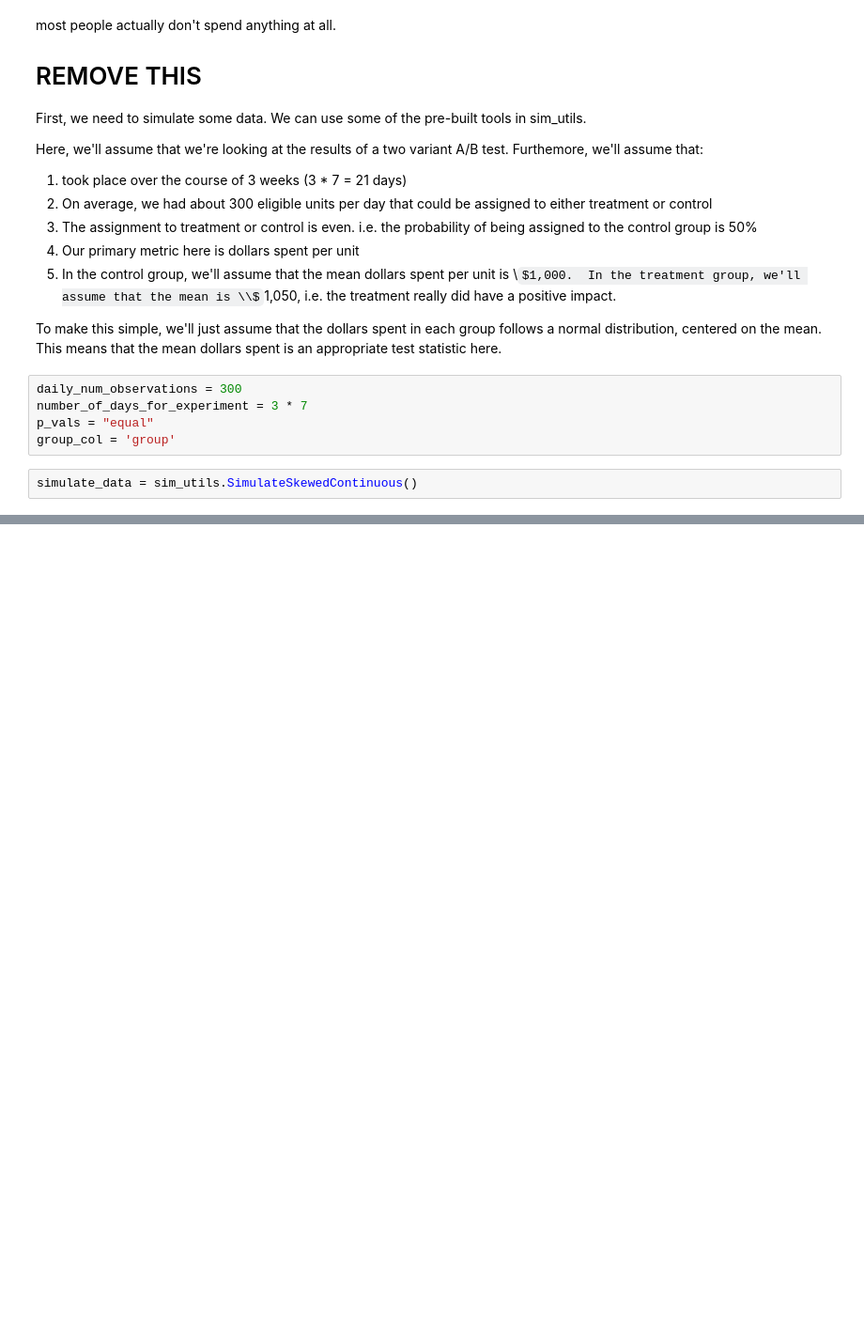
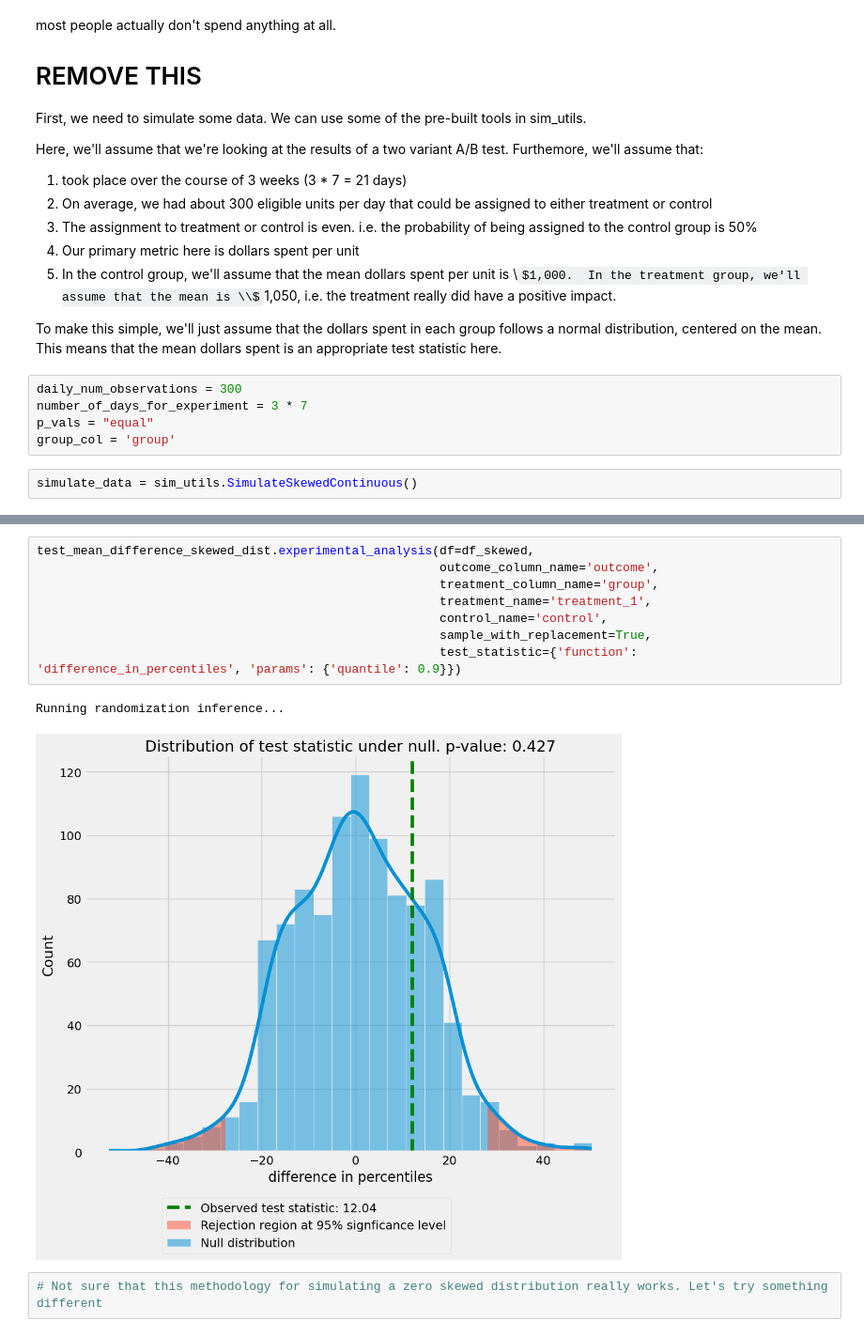
Before and after one commit to dokeeffe87/stats_utils, a Jupyter notebook: notebooks/examples/continuous_metrics/skewed_continuous_experiment_analysis.ipynb, the cells around one changed output, grey strips where cells are left out. Shown at 94% size. Saved outputs shown, nothing was run; the diff lists cells and outputs as text; some formulas as TeX source; blank space fills up the shorter version.

```diff
--- a/notebooks/examples/continuous_metrics/skewed_continuous_experiment_analysis.ipynb
+++ b/notebooks/examples/continuous_metrics/skewed_continuous_experiment_analysis.ipynb
@@ -191,0 +214,13 @@ df_treatment = simulate_data.simulate_normal_distributed_outcomes(df=df_sim.quer
+# %%
+test_mean_difference_skewed_dist.experimental_analysis(df=df_skewed,
+                                                       outcome_column_name='outcome',
+                                                       treatment_column_name='group',
+                                                       treatment_name='treatment_1',
+                                                       control_name='control',
+                                                       sample_with_replacement=True,
+                                                       test_statistic={'function': 'difference_in_percentiles', 'params': {'quantile': 0.9}})
+# %% [output]
+Running randomization inference...
+[figure, added]
+# %%
+# Not sure that this methodology for simulating a zero skewed distribution really works. Let's try something different
```
Also changed, not shown: parts of 11 cells of this notebook.
